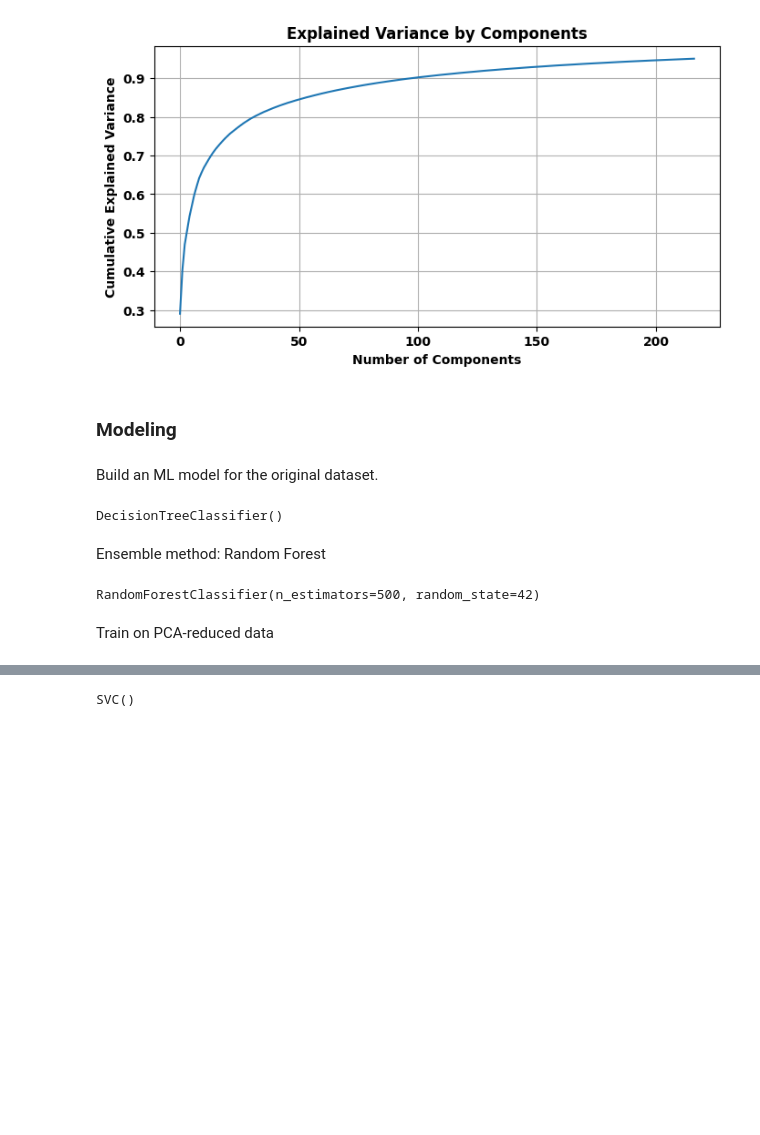
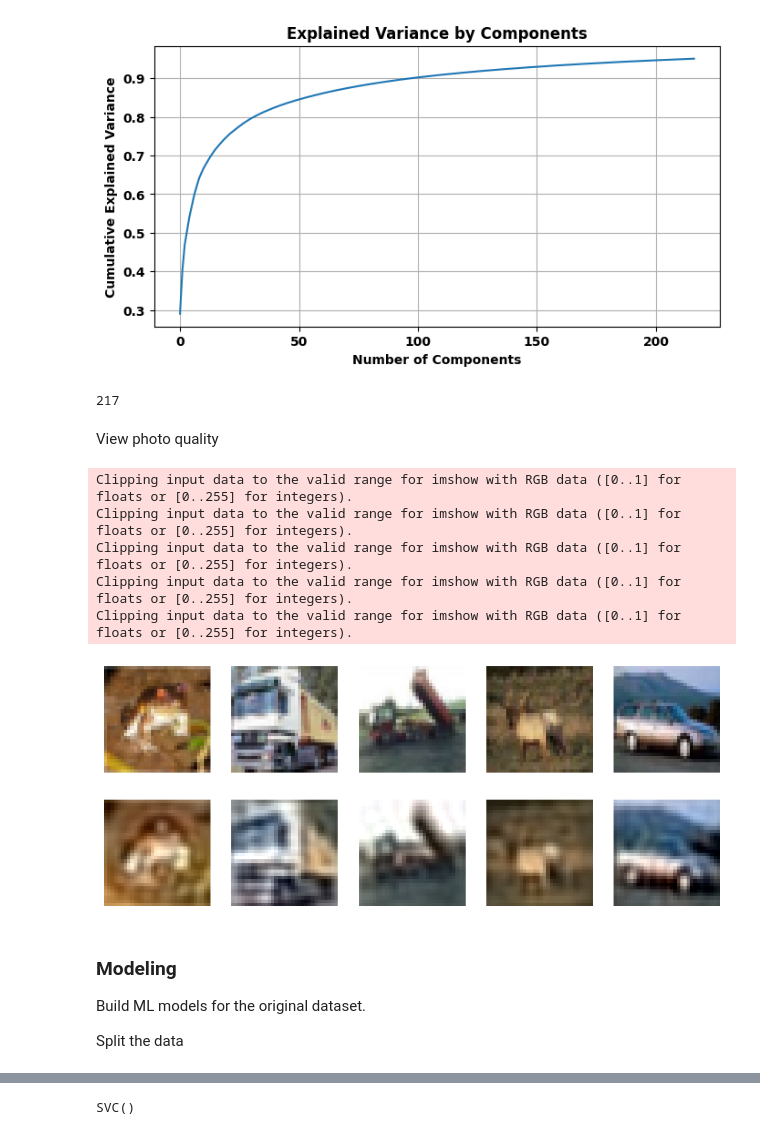
Before and after one commit to nickbelgau/STA6257_PCA, a Jupyter notebook: pca_with_CIFAR10.ipynb, the cells around one changed output, grey strips where cells are left out. Cells and saved outputs as stored; diff of their text form; code cells hidden in the pictures; blank space fills up the shorter version.

Commit message:
cifar10 models

```diff
--- a/pca_with_CIFAR10.ipynb
+++ b/pca_with_CIFAR10.ipynb
@@ -70,37 +70,43 @@ plt.grid(True)
 plt.show()
 # %% [output]
 [figure]
-# %% [markdown]
-### Modeling
+# %%
+pca.n_components_
+# %% [output]
+217
+# %% [markdown]
+View photo quality
+# %%
+import matplotlib.pyplot as plt
+
+train_images_pca = pca.fit_transform(train_images_flat)
+train_images_reconstructed = pca.inverse_transform(train_images_pca)
+train_images_reconstructed = train_images_reconstructed.reshape((train_images.shape[0], 32, 32, 3))
+
+def plot_images(original, reconstructed, n=5):
+    plt.figure(figsize=(10, 4))
+    for i in range(n):
+        # Plot original images
+        plt.subplot(2, n, i + 1)
+        plt.imshow(original[i])
+        plt.axis('off')
+
+        # Plot reconstructed images
+        plt.subplot(2, n, n + i + 1)
+        plt.imshow(reconstructed[i])
+        plt.axis('off')
+    plt.show()
+
+plot_images(train_images[:5], train_images_reconstructed[:5])
+# %% [output]
+Clipping input data to the valid range for imshow with RGB data ([0..1] for floats or [0..255] for integers).
+Clipping input data to the valid range for imshow with RGB data ([0..1] for floats or [0..255] for integers).
+Clipping input data to the valid range for imshow with RGB data ([0..1] for floats or [0..255] for integers).
+Clipping input data to the valid range for imshow with RGB data ([0..1] for floats or [0..255] for integers).
+Clipping input data to the valid range for imshow with RGB data ([0..1] for floats or [0..255] for integers).
+[figure, added]
 # %% [markdown]
-Build an ML model for the original dataset.
+### Modeling
+Build ML models for the original dataset.
+
+Split the data
-# %%
-from sklearn.model_selection import train_test_split
-from sklearn.tree import DecisionTreeClassifier
-
-# Split training dataset into training and validation set
-X_train_orig, X_validate_orig, y_train_orig, y_validate_orig = train_test_split(
-    train_images_flat, train_labels.flatten(), test_size=0.2, random_state=42
-)
-
-tree_model = DecisionTreeClassifier()
-tree_model.fit(X_train_orig, y_train_orig)
-# %% [output]
-DecisionTreeClassifier()
-# %% [markdown]
-Ensemble method: Random Forest
-# %%
-from sklearn.model_selection import train_test_split
-from sklearn.ensemble import RandomForestClassifier
-
-# Split training dataset into training and validation set
-X_train_orig, X_validate_orig, y_train_orig, y_validate_orig = train_test_split(
-    train_images_flat, train_labels.flatten(), test_size=0.2, random_state=42
-)
-
-forest_model = RandomForestClassifier(n_estimators=500, random_state=42)
-forest_model.fit(X_train_orig, y_train_orig)
-# %% [output]
-RandomForestClassifier(n_estimators=500, random_state=42)
-# %% [markdown]
-Train on PCA-reduced data
```
Also changed, not shown: parts of 30 cells of this notebook, 2 other files.
